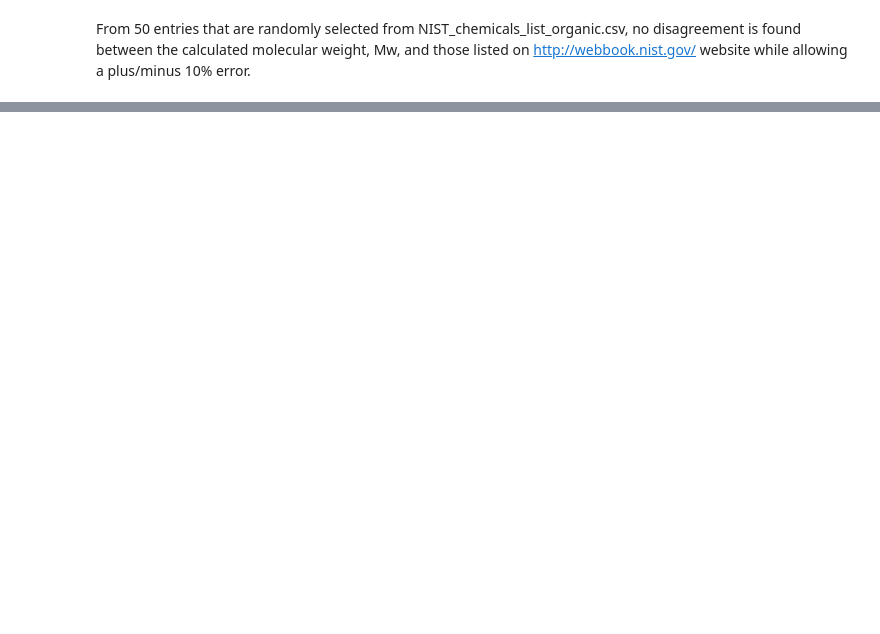
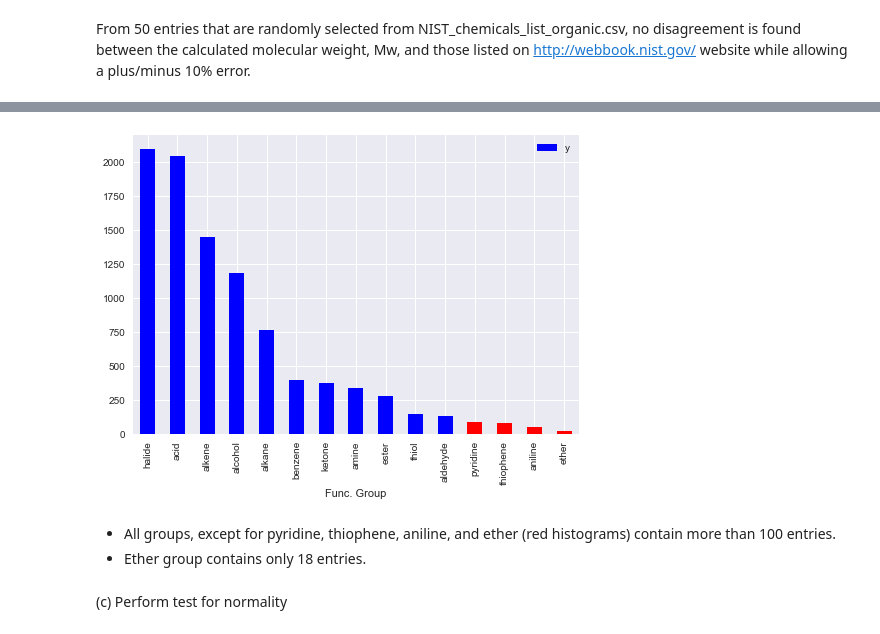
Before and after one commit to rayguna/Mini-Projects, a Jupyter notebook: capstone_project1/capstone_project1_inferential statistics.ipynb, the cells around one changed output, grey strips where cells are left out. Saved outputs shown, nothing was run; the diff lists cells and outputs as text; code cells hidden in the pictures; blank space fills up the shorter version.

```diff
--- a/capstone_project1/capstone_project1_inferential statistics.ipynb
+++ b/capstone_project1/capstone_project1_inferential statistics.ipynb
@@ -264,0 +473,17 @@ Calculate residuals between two curves and determine the distributions:
+# %%
+import matplotlib.pyplot as plt
+
+funct_group_list=['ester', 'ketone', 'alcohol', 'alkane', 'alkene', \
+                  'amine', 'aldehyde', 'acid', 'ether', 'halide', \
+                  'thiol', 'thiophene', 'aniline', 'benzene', 'pyridine']
+
+for each in funct_group_list:
+    plt.subplots()
+    plt.subplot(1,2,1)
+    dict_funct_group[each]['Mw'].plot(kind='hist',bins=50)
+    plt.title(each)
+
+    plt.subplot(1,2,2)
+    dict_funct_group[each]['Mw'].plot(kind='box')
+
+plt.show()
@@ -264,0 +508,8 @@ Calculate residuals between two curves and determine the distributions:
+# %%
+x_bar=[]
+y_bar=[]
+
+for each in funct_group_list:
+    x_bar.append(each)
+    y_bar.append(len(dict_funct_group[each]))
+    print('No. of entries in %s group:' %(each), len(dict_funct_group[each]) )
@@ -264,0 +532,19 @@ Calculate residuals between two curves and determine the distributions:
+# %%
+#display as a sorted bar chart
+df_bar=pd.DataFrame()
+
+df_bar=pd.concat([df_bar,pd.Series(x_bar)],axis=1)
+df_bar=pd.concat([df_bar,pd.Series(y_bar)],axis=1)
+df_bar.columns=['Func. Group','y']
+df_bar=df_bar.set_index('Func. Group')
+df_bar=df_bar.sort_values('y', ascending=False)
+
+df_bar.plot.bar(color=['b','b','b','b','b','b','b','b','b','b','b','r','r','r','r'])
+plt.show()
+# %% [output]
+[figure, added]
+# %% [markdown]
+- All groups, except for pyridine, thiophene, aniline, and ether (red histograms) contain more than 100 entries.
+- Ether group contains only 18 entries.
+# %% [markdown]
+(c) Perform test for normality
```
Also changed, not shown: parts of 81 cells of this notebook, 2 other files.
